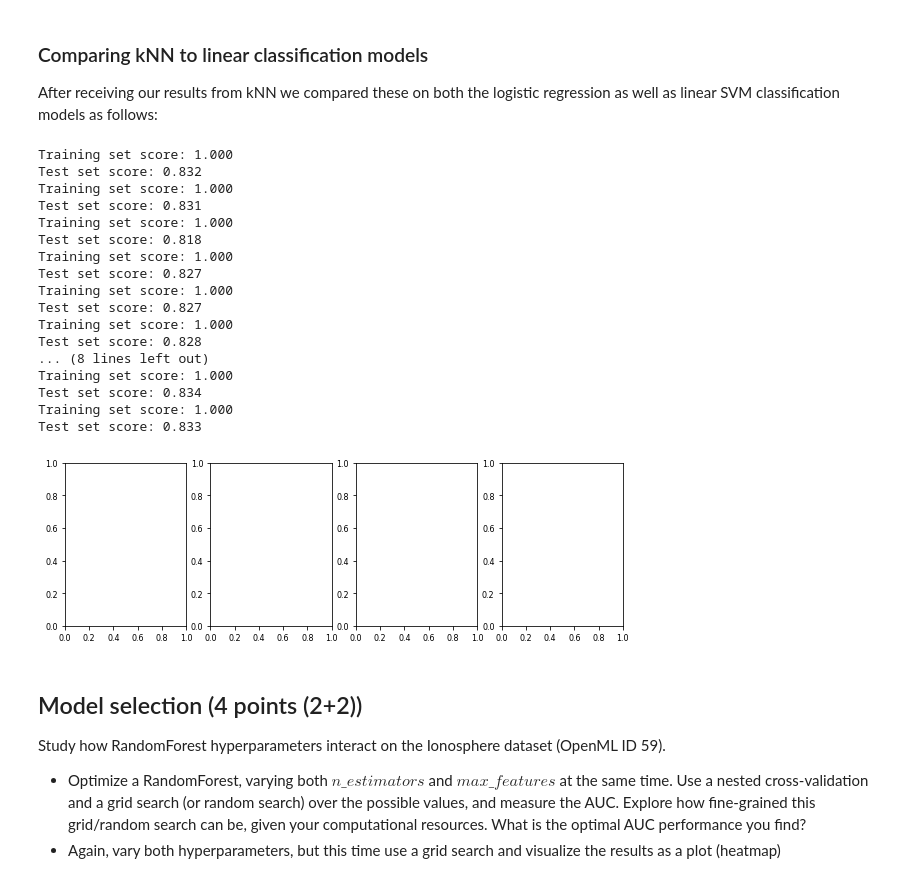
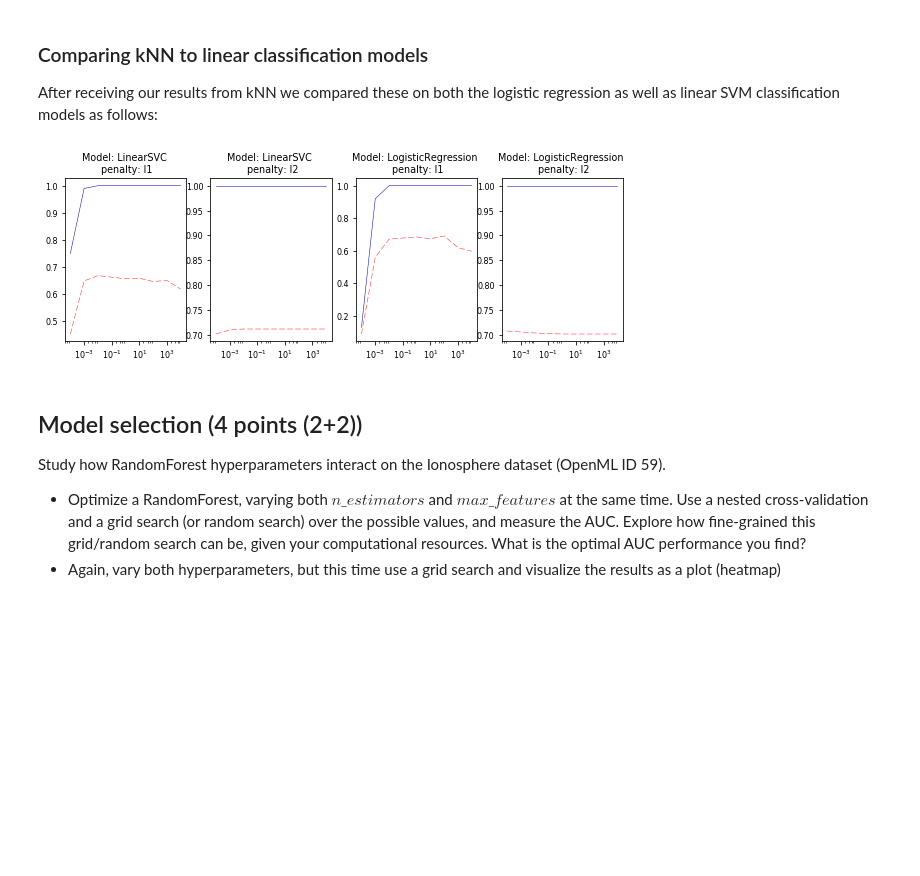
Before and after one commit to Zilarion/2IMW30-Assignment-1-2, a Jupyter notebook: a1/Assignment 1.ipynb, the cells around one changed output. Drawn from its saved outputs; the diff is of its cells as text; code cells hidden in the pictures; blank space fills up the shorter version.

Commit message:
Added plots for linear classification methods

```diff
--- a/a1/Assignment 1.ipynb
+++ b/a1/Assignment 1.ipynb
@@ -158,46 +158,38 @@ After receiving our results from kNN we compared these on both the logistic regr
 # %%
 from sklearn.linear_model import LogisticRegression
 from sklearn.svm import LinearSVC
 
 # -- Settings --
 percentage = 0.001          # A multiplier which controls the percentage of data we use, set to 1 to run with all data
 
-X_train, X_test = np.split(X[:6000],[1000])
-y_train, y_test = np.split(y[:6000],[1000])
+X_train, X_test = np.split(X[:600],[100])
+y_train, y_test = np.split(y[:600],[100])
 
 fig, axes = plt.subplots(1, 4, figsize=(10, 3))
 
+i = 0
+cRange = [0.0001, 0.001, 0.01, 1, 10, 100, 1000, 10000];
 for m in [LinearSVC, LogisticRegression]:
     for penalty in ["l1", "l2"]:
-        for C in [0.01, 1, 100]:
+        train_data = []
+        test_data = []
+        for C in cRange:
             model = m(C=C, penalty=penalty, dual=False);
-            clf = model.fit(X_train, y_train)
-            print("Training set score: {:.3f}".format(model.score(X_train, y_train)))
-            print("Test set score: {:.3f}".format(model.score(X_test, y_test)))
+            model.fit(X_train, y_train)
+            train_data.append(model.score(X_train, y_train));
+            test_data.append(model.score(X_test, y_test));
+        axes[i].plot(cRange, train_data)
+        axes[i].plot(cRange, test_data)
+        axes[i].set_title("Model: %s \n penalty: %s" % (m.__name__, penalty))
+        axes[i].set_xscale("log", nonposx='clip')
+        i += 1
 
 # Compare kNN against the linear classification models that we have covered in the course (logistic regression and linear SVMs).
 # First use the default hyperparameter settings.
 # Next, optimize for the degree of regularization ( CC ) and choice of penalty (L1/L2). Again, plot the accuracy while increasing the degree of regularization for different penalties. Interpret the results.
 # Report is the optimal performance. Can you get better results than kNN?
 # %% [output]
-Training set score: 1.000
-Test set score: 0.832
-Training set score: 1.000
-Test set score: 0.831
-Training set score: 1.000
-Test set score: 0.818
-Training set score: 1.000
-Test set score: 0.827
-Training set score: 1.000
-Test set score: 0.827
-Training set score: 1.000
-Test set score: 0.828
-... (8 lines left out)
-Training set score: 1.000
-Test set score: 0.834
-Training set score: 1.000
-Test set score: 0.833
-[figure, old version]
+[figure, new version]
 # %% [markdown]
 ## Model selection (4 points (2+2))
 Study how RandomForest hyperparameters interact on the Ionosphere dataset (OpenML ID 59).
```
Also changed, not shown: parts of 1 cell of this notebook.
